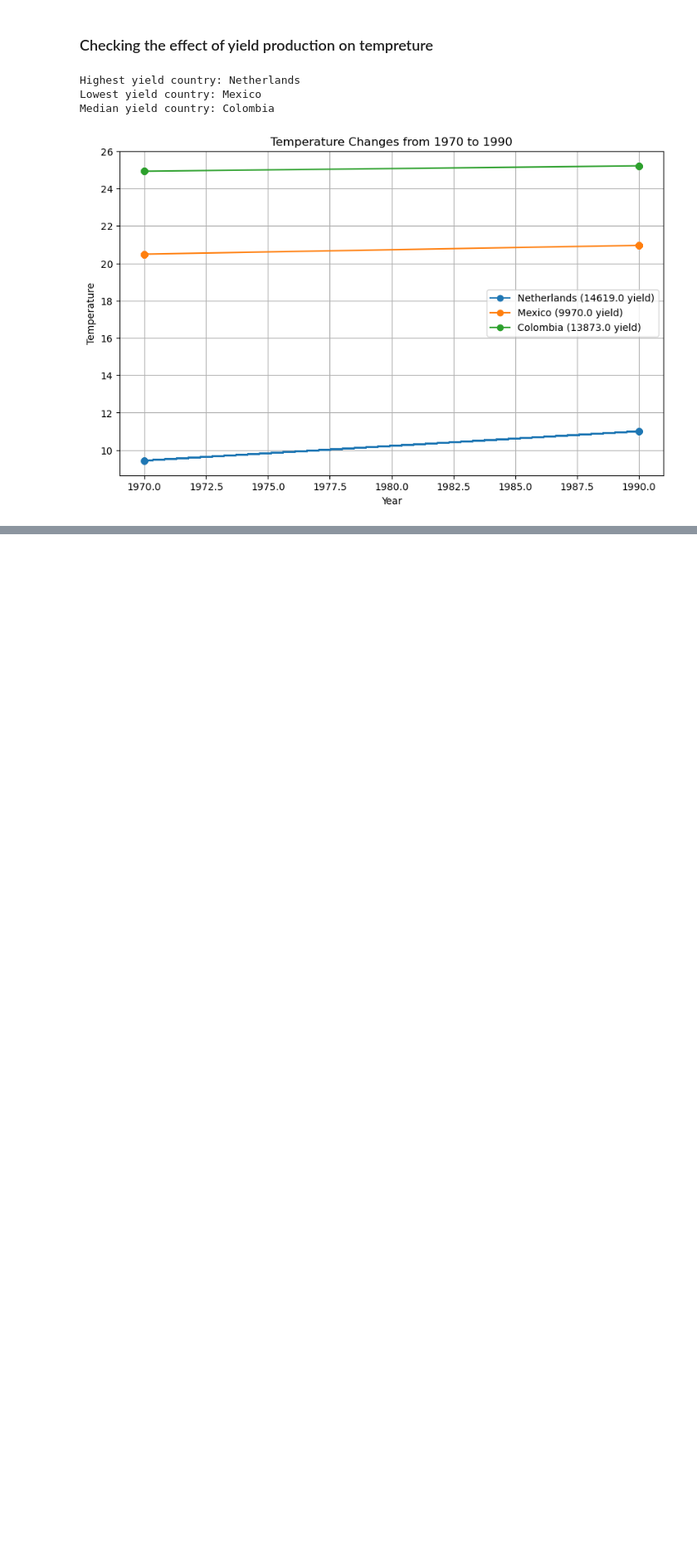
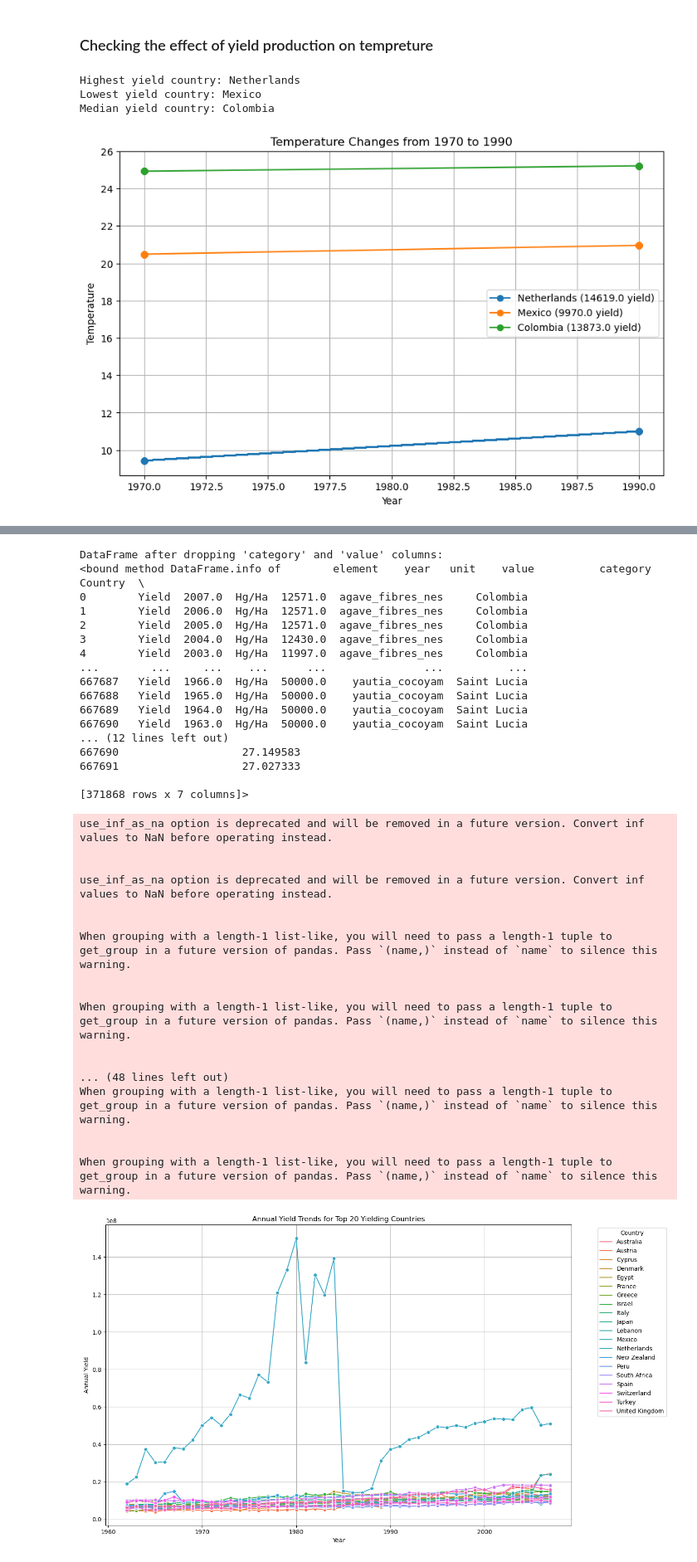
Before and after one commit to EnigmaticAbyss/Methods-of-data-engineering-ss2024, a Jupyter notebook: project/data-exploration.ipynb, the cells around one changed output, grey strips where cells are left out. Shown at 83% size. Drawn from its saved outputs; the diff is of its cells as text; code cells hidden in the pictures; blank space fills up the shorter version.

```diff
--- a/project/data-exploration.ipynb
+++ b/project/data-exploration.ipynb
@@ -451,0 +453,64 @@ Median yield country: Colombia
+# %%
+df_dropped = df.drop(['unit', 'element'], axis=1)
+print("\nDataFrame after dropping 'category' and 'value' columns:")
+print(df.info)
+
+
+# Aggregate to get the total yield for each country across all years
+total_yield_df = df.groupby('Country')['value'].sum().reset_index()
+total_yield_df.rename(columns={'value': 'total_yield'}, inplace=True)
+
+# Identify the top 20 countries by total yield
+top_20_countries = total_yield_df.nlargest(20, 'total_yield')['Country']
+
+# Filter the data to include only the top 20 countries
+filtered_df = df[df['Country'].isin(top_20_countries)]
+# Group by country and year, summing the values
+grouped_df = filtered_df.groupby(['Country', 'year'])['value'].sum().reset_index()
+grouped_df.rename(columns={'value': 'annual_yield'}, inplace=True)
+plt.figure(figsize=(14, 8))
+sns.lineplot(data=grouped_df, x='year', y='annual_yield', hue='Country', marker='o')
+
+plt.title('Annual Yield Trends for Top 20 Yielding Countries')
+plt.xlabel('Year')
+plt.ylabel('Annual Yield')
+plt.legend(title='Country', bbox_to_anchor=(1.05, 1), loc='upper left')
+plt.grid(True)
+plt.tight_layout()
+plt.show()
+# %% [output]
+DataFrame after dropping 'category' and 'value' columns:
+<bound method DataFrame.info of        element    year   unit    value          category      Country  \
+0        Yield  2007.0  Hg/Ha  12571.0  agave_fibres_nes     Colombia
+1        Yield  2006.0  Hg/Ha  12571.0  agave_fibres_nes     Colombia
+2        Yield  2005.0  Hg/Ha  12571.0  agave_fibres_nes     Colombia
+3        Yield  2004.0  Hg/Ha  12430.0  agave_fibres_nes     Colombia
+4        Yield  2003.0  Hg/Ha  11997.0  agave_fibres_nes     Colombia
+...        ...     ...    ...      ...               ...          ...
+667687   Yield  1966.0  Hg/Ha  50000.0    yautia_cocoyam  Saint Lucia
+667688   Yield  1965.0  Hg/Ha  50000.0    yautia_cocoyam  Saint Lucia
+667689   Yield  1964.0  Hg/Ha  50000.0    yautia_cocoyam  Saint Lucia
+667690   Yield  1963.0  Hg/Ha  50000.0    yautia_cocoyam  Saint Lucia
+... (12 lines left out)
+667690                   27.149583
+667691                   27.027333
+
+[371868 rows x 7 columns]>
+use_inf_as_na option is deprecated and will be removed in a future version. Convert inf values to NaN before operating instead.
+
+
+use_inf_as_na option is deprecated and will be removed in a future version. Convert inf values to NaN before operating instead.
+
+
+When grouping with a length-1 list-like, you will need to pass a length-1 tuple to get_group in a future version of pandas. Pass `(name,)` instead of `name` to silence this warning.
+
+
+When grouping with a length-1 list-like, you will need to pass a length-1 tuple to get_group in a future version of pandas. Pass `(name,)` instead of `name` to silence this warning.
+
+
+... (48 lines left out)
+When grouping with a length-1 list-like, you will need to pass a length-1 tuple to get_group in a future version of pandas. Pass `(name,)` instead of `name` to silence this warning.
+
+
+When grouping with a length-1 list-like, you will need to pass a length-1 tuple to get_group in a future version of pandas. Pass `(name,)` instead of `name` to silence this warning.
+[figure, added]
```
Also changed, not shown: parts of 6 cells of this notebook.
